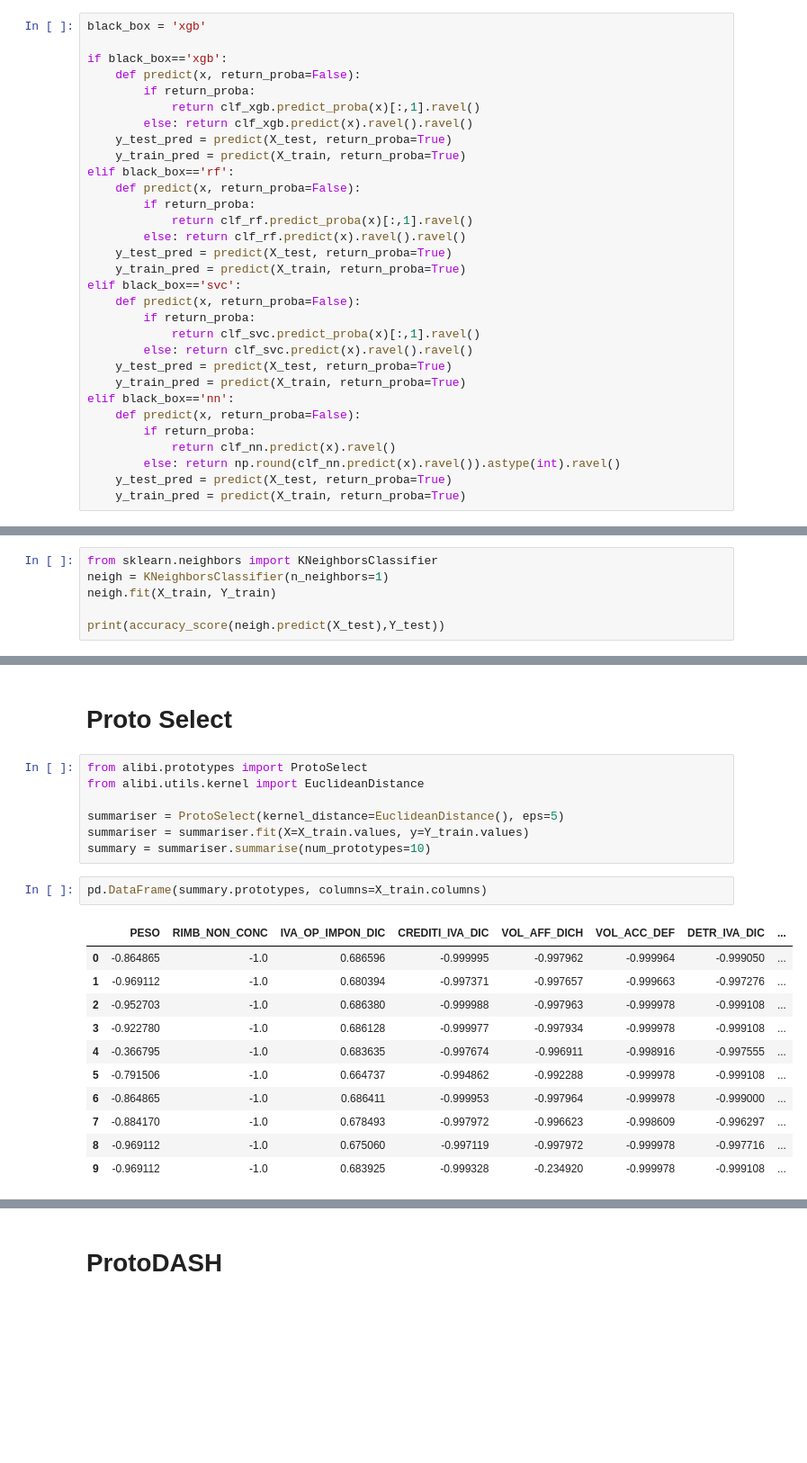
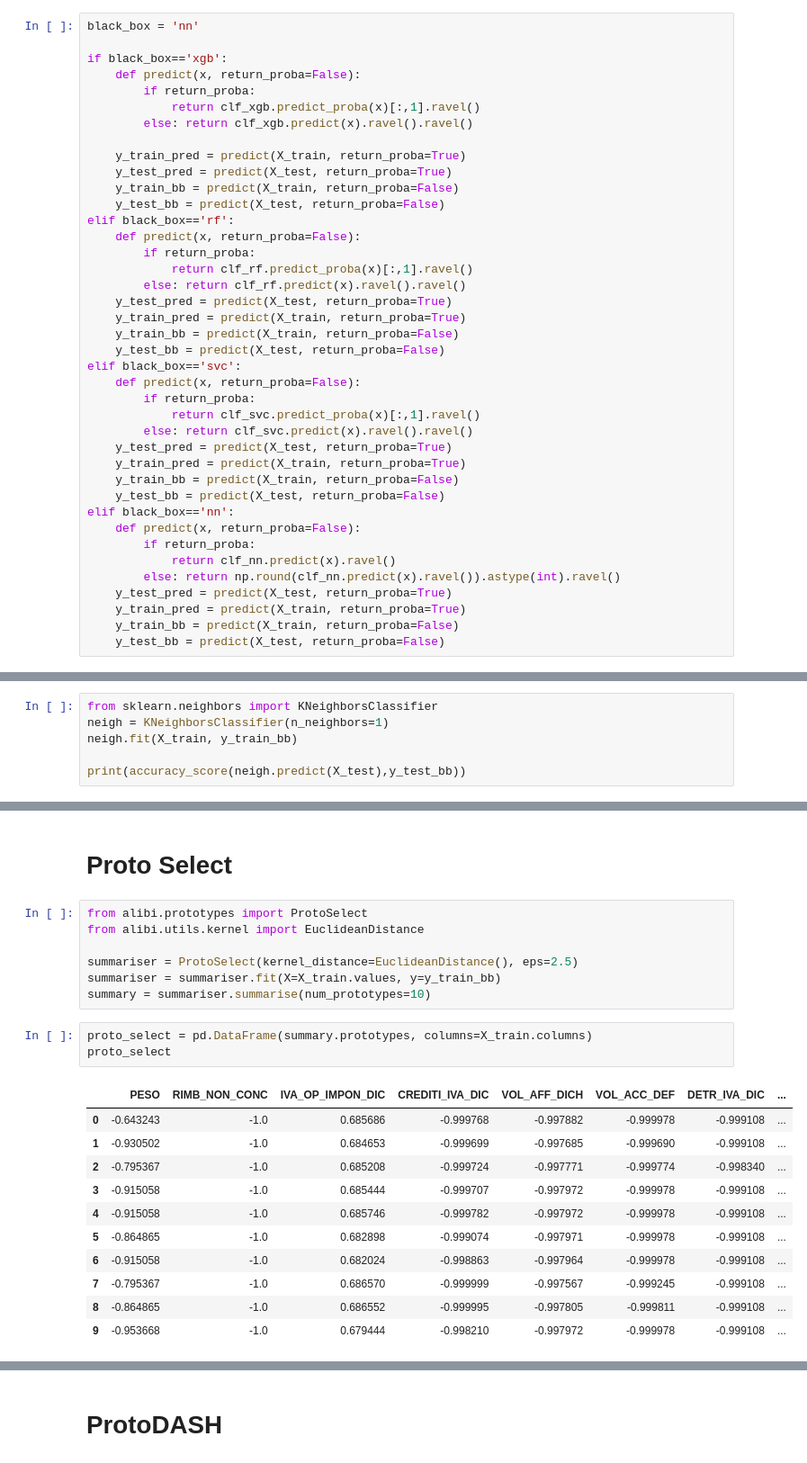
Before and after one commit to francescobodria/posthoc-similaryclass-counterfactuals, a Jupyter notebook: proto_diva.ipynb, the cells around one changed output, grey strips where cells are left out. Shown at 90% size. Cells and saved outputs as stored; diff of their text form; blank space fills up the shorter version.

```diff
--- a/proto_diva.ipynb
+++ b/proto_diva.ipynb
@@ -185,13 +182,16 @@ NN
 # %%
-black_box = 'xgb'
+black_box = 'nn'
 
 if black_box=='xgb':
     def predict(x, return_proba=False):
         if return_proba:
             return clf_xgb.predict_proba(x)[:,1].ravel()
         else: return clf_xgb.predict(x).ravel().ravel()
+
+    y_train_pred = predict(X_train, return_proba=True)
     y_test_pred = predict(X_test, return_proba=True)
-    y_train_pred = predict(X_train, return_proba=True)
+    y_train_bb = predict(X_train, return_proba=False)
+    y_test_bb = predict(X_test, return_proba=False)
 elif black_box=='rf':
     def predict(x, return_proba=False):
         if return_proba:
@@ -199,6 +199,8 @@ elif black_box=='rf':
         else: return clf_rf.predict(x).ravel().ravel()
     y_test_pred = predict(X_test, return_proba=True)
     y_train_pred = predict(X_train, return_proba=True)
+    y_train_bb = predict(X_train, return_proba=False)
+    y_test_bb = predict(X_test, return_proba=False)
 elif black_box=='svc':
     def predict(x, return_proba=False):
         if return_proba:
@@ -206,6 +208,8 @@ elif black_box=='svc':
         else: return clf_svc.predict(x).ravel().ravel()
     y_test_pred = predict(X_test, return_proba=True)
     y_train_pred = predict(X_train, return_proba=True)
+    y_train_bb = predict(X_train, return_proba=False)
+    y_test_bb = predict(X_test, return_proba=False)
 elif black_box=='nn':
     def predict(x, return_proba=False):
         if return_proba:
@@ -213,3 +217,5 @@ elif black_box=='nn':
         else: return np.round(clf_nn.predict(x).ravel()).astype(int).ravel()
     y_test_pred = predict(X_test, return_proba=True)
     y_train_pred = predict(X_train, return_proba=True)
+    y_train_bb = predict(X_train, return_proba=False)
+    y_test_bb = predict(X_test, return_proba=False)
@@ -218,7 +229,7 @@ elif black_box=='nn':
 # %%
 from sklearn.neighbors import KNeighborsClassifier
 neigh = KNeighborsClassifier(n_neighbors=1)
-neigh.fit(X_train, Y_train)
+neigh.fit(X_train, y_train_bb)
 
-print(accuracy_score(neigh.predict(X_test),Y_test))
+print(accuracy_score(neigh.predict(X_test),y_test_bb))
 # %% [output]
@@ -229,21 +240,22 @@ print(accuracy_score(neigh.predict(X_test),Y_test))
 from alibi.prototypes import ProtoSelect
 from alibi.utils.kernel import EuclideanDistance
 
-summariser = ProtoSelect(kernel_distance=EuclideanDistance(), eps=5)
-summariser = summariser.fit(X=X_train.values, y=Y_train.values)
+summariser = ProtoSelect(kernel_distance=EuclideanDistance(), eps=2.5)
+summariser = summariser.fit(X=X_train.values, y=y_train_bb)
 summary = summariser.summarise(num_prototypes=10)
 # %%
-pd.DataFrame(summary.prototypes, columns=X_train.columns)
+proto_select = pd.DataFrame(summary.prototypes, columns=X_train.columns)
+proto_select
 # %% [output]
 |  | PESO | RIMB_NON_CONC | IVA_OP_IMPON_DIC | CREDITI_IVA_DIC | VOL_AFF_DICH | VOL_ACC_DEF | DETR_IVA_DIC | ... |
-| 0 | -0.864865 | -1.0 | 0.686596 | -0.999995 | -0.997962 | -0.999964 | -0.999050 | ... |
-| 1 | -0.969112 | -1.0 | 0.680394 | -0.997371 | -0.997657 | -0.999663 | -0.997276 | ... |
-| 2 | -0.952703 | -1.0 | 0.686380 | -0.999988 | -0.997963 | -0.999978 | -0.999108 | ... |
-| 3 | -0.922780 | -1.0 | 0.686128 | -0.999977 | -0.997934 | -0.999978 | -0.999108 | ... |
-| 4 | -0.366795 | -1.0 | 0.683635 | -0.997674 | -0.996911 | -0.998916 | -0.997555 | ... |
-| 5 | -0.791506 | -1.0 | 0.664737 | -0.994862 | -0.992288 | -0.999978 | -0.999108 | ... |
-| 6 | -0.864865 | -1.0 | 0.686411 | -0.999953 | -0.997964 | -0.999978 | -0.999000 | ... |
-| 7 | -0.884170 | -1.0 | 0.678493 | -0.997972 | -0.996623 | -0.998609 | -0.996297 | ... |
-| 8 | -0.969112 | -1.0 | 0.675060 | -0.997119 | -0.997972 | -0.999978 | -0.997716 | ... |
-| 9 | -0.969112 | -1.0 | 0.683925 | -0.999328 | -0.234920 | -0.999978 | -0.999108 | ... |
+| 0 | -0.643243 | -1.0 | 0.685686 | -0.999768 | -0.997882 | -0.999978 | -0.999108 | ... |
+| 1 | -0.930502 | -1.0 | 0.684653 | -0.999699 | -0.997685 | -0.999690 | -0.999108 | ... |
+| 2 | -0.795367 | -1.0 | 0.685208 | -0.999724 | -0.997771 | -0.999774 | -0.998340 | ... |
+| 3 | -0.915058 | -1.0 | 0.685444 | -0.999707 | -0.997972 | -0.999978 | -0.999108 | ... |
+| 4 | -0.915058 | -1.0 | 0.685746 | -0.999782 | -0.997972 | -0.999978 | -0.999108 | ... |
+| 5 | -0.864865 | -1.0 | 0.682898 | -0.999074 | -0.997971 | -0.999978 | -0.999108 | ... |
+| 6 | -0.915058 | -1.0 | 0.682024 | -0.998863 | -0.997964 | -0.999978 | -0.999108 | ... |
+| 7 | -0.795367 | -1.0 | 0.686570 | -0.999999 | -0.997567 | -0.999245 | -0.999108 | ... |
+| 8 | -0.864865 | -1.0 | 0.686552 | -0.999995 | -0.997805 | -0.999811 | -0.999108 | ... |
+| 9 | -0.953668 | -1.0 | 0.679444 | -0.998210 | -0.997972 | -0.999978 | -0.999108 | ... |
 # %%
```
Also changed, not shown: parts of 24 cells of this notebook, 31 other files.
